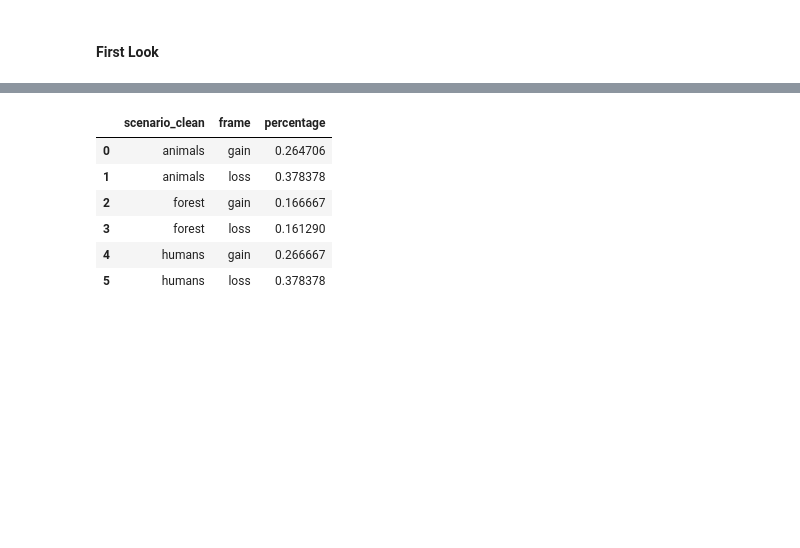
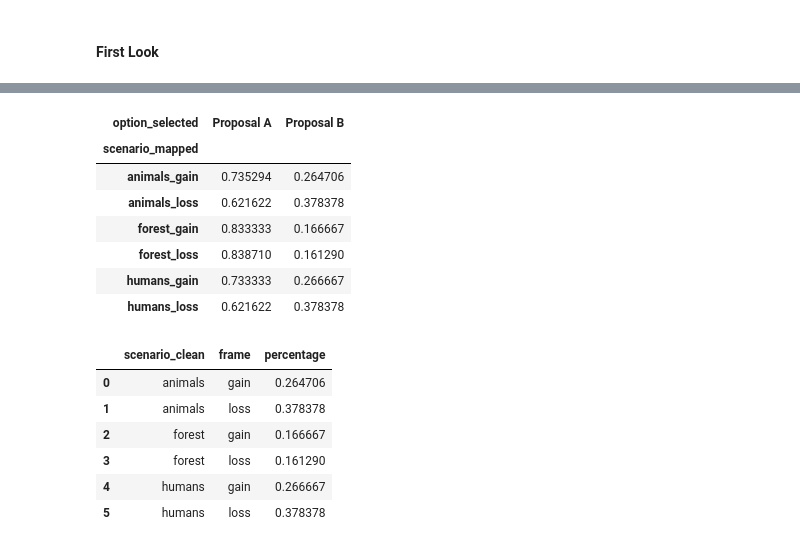
Before and after one commit to aking3806/riskychoiceframing_AI, a Jupyter notebook: Experiment 1/analysis/qualtrics_analysis.ipynb, the cells around one changed output, grey strips where cells are left out. Cells and saved outputs as stored; diff of their text form; code cells hidden in the pictures; blank space fills up the shorter version.

```diff
--- a/Experiment 1/analysis/qualtrics_analysis.ipynb
+++ b/Experiment 1/analysis/qualtrics_analysis.ipynb
@@ -574 +642,14 @@ Proposal B         23    33
+# %%
+##Breakdown by scenario
+scn_cross = pd.crosstab( main_analysis['scenario_mapped'], main_analysis['option_selected'], normalize='index')
+scn_cross
+# %% [output]
+| option_selected | Proposal A | Proposal B |
+| scenario_mapped |  |  |
+| animals_gain | 0.735294 | 0.264706 |
+| animals_loss | 0.621622 | 0.378378 |
+| forest_gain | 0.833333 | 0.166667 |
+| forest_loss | 0.838710 | 0.161290 |
+| humans_gain | 0.733333 | 0.266667 |
+| humans_loss | 0.621622 | 0.378378 |
 # %%
```
Also changed, not shown: parts of 45 cells of this notebook, 57 other files.
